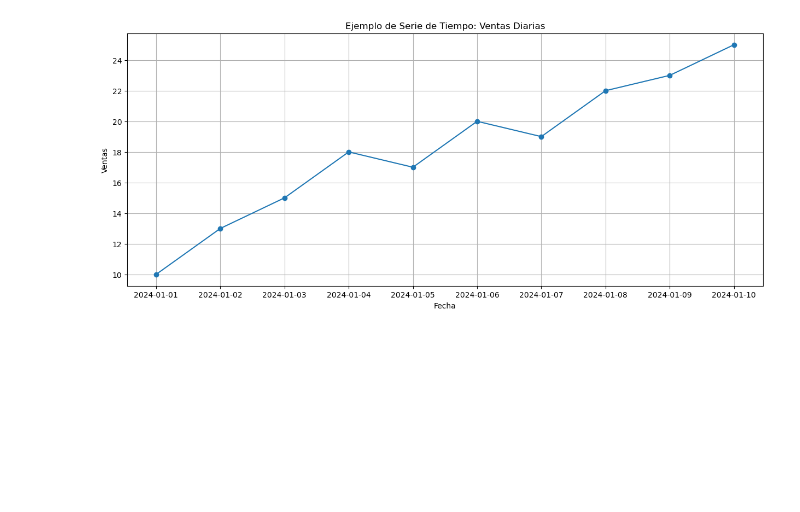
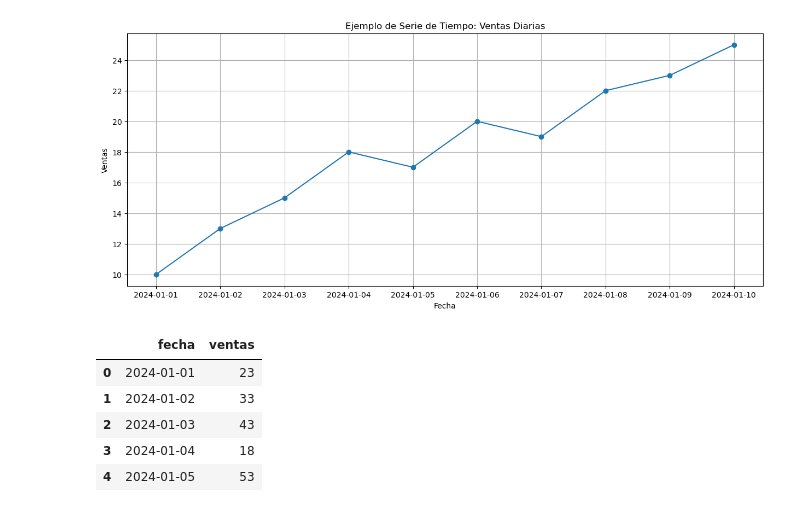
Before and after one commit to PeterMtz/Ejemplo-uso-github, a Jupyter notebook: Ejemplo Uso Github.ipynb, the cells around one changed output. Cells and saved outputs as stored; diff of their text form; code cells hidden in the pictures; blank space fills up the shorter version.

```diff
--- a/Ejemplo Uso Github.ipynb
+++ b/Ejemplo Uso Github.ipynb
@@ -50,3 +50,22 @@ plt.grid(True)
 plt.show()
 # %% [output]
 [figure]
+# %%
+# Esta es mi parte -Pedro Martinez-
+
+import pandas as pd
+
+# Crear un DataFrame de ejemplo
+df = pd.DataFrame({
+    'fecha': pd.date_range(start='2024-01-01', periods=10, freq='D'),
+    'ventas': [23, 33, 43, 18, 53, 20, 63, 73, 83, 20]
+})
+
+df.head()
+# %% [output]
+|  | fecha | ventas |
+| 0 | 2024-01-01 | 23 |
+| 1 | 2024-01-02 | 33 |
+| 2 | 2024-01-03 | 43 |
+| 3 | 2024-01-04 | 18 |
+| 4 | 2024-01-05 | 53 |
```
Also changed, not shown: parts of 1 cell of this notebook.
